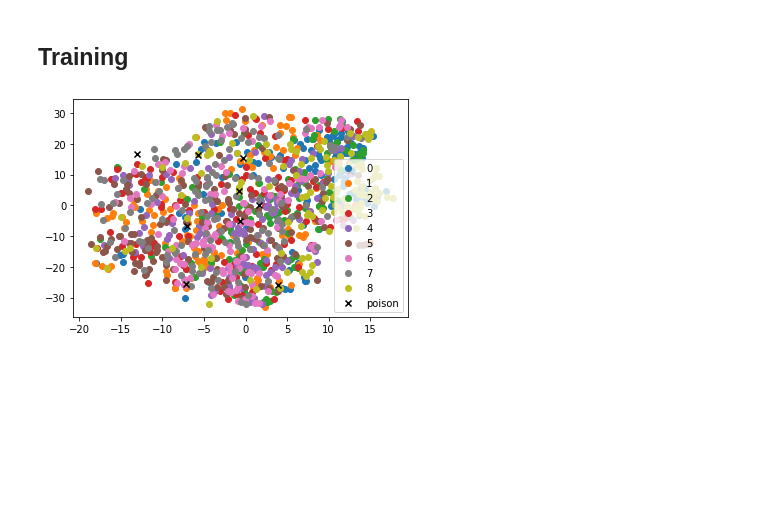
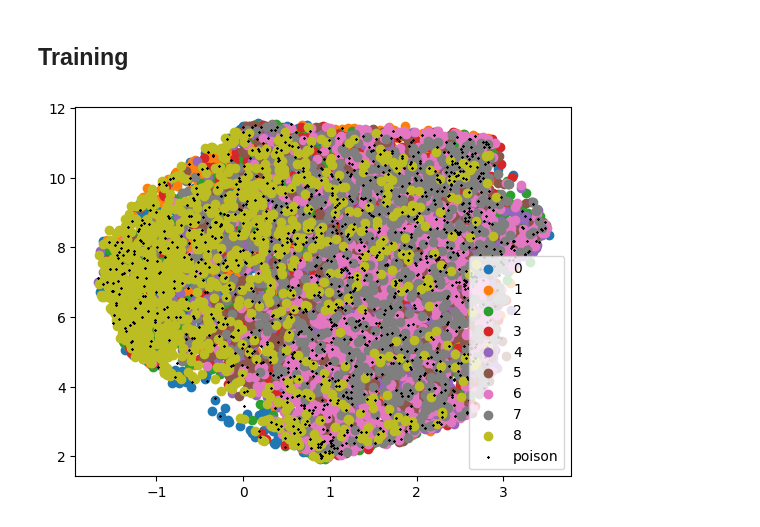
Before and after one commit to LukaD00/selfsupervised-cleanse, a Jupyter notebook: train_simclr.ipynb, the cells around one changed output. Saved outputs shown, nothing was run; the diff lists cells and outputs as text; code cells hidden in the pictures; blank space fills up the shorter version.

```diff
--- a/train_simclr.ipynb
+++ b/train_simclr.ipynb
@@ -42,2 +27,7 @@ else:
+# %%
+LOAD_CHECKPOINT = False
+CHECKPOINT_NAME = "sig2-SimCLR.pt"
+
+DATASET = "wanet"
 # %% [markdown]
 ## Poison dataset
@@ -61,3 +34,7 @@ Files already downloaded and verified
+# %%
+poison_dataset, poison_indices, target_class, dataset = prepare_poison_dataset(DATASET, train=True)
+
+classes = ('plane', 'car', 'bird', 'cat', 'deer', 'dog', 'frog', 'horse', 'ship', 'truck')
 # %% [markdown]
 ## SimCLR data augmentations
 # %%
@@ -328,8 +305,10 @@ dataloader = DataLoader(constrastive_dataset, batch_size=batch_size, shuffle=Tru
 dataloader_no_contrastive = DataLoader(poison_dataset, batch_size=batch_size, shuffle=True, num_workers=0)
 # %%
 from sklearn.manifold import TSNE
+import umap
+import copy
 
-def plot_features(model: nn.Module, dataloader: DataLoader, batches: int = None):
+def plot_features(model: nn.Module, dataloader: DataLoader, poison_indices: np.array, batches: int = None):
     model.eval()
 
     features = None
@@ -337,41 +316,43 @@ def plot_features(model: nn.Module, dataloader: DataLoader, batches: int = None)
     labels_true = None
 
     for i, (img, labels_batch_poison, labels_batch_true) in enumerate(dataloader):
 
         if batches is not None and i>=batches:
             break
 
         with torch.no_grad():
             features_batch = model(img.to(device)).cpu().data.numpy()
 
         if features is None:
             features = features_batch
             labels_poison = labels_batch_poison
             labels_true = labels_batch_true
         else:
             features = np.append(features, features_batch, axis=0)
             labels_poison = np.append(labels_poison, labels_batch_poison, axis=0)
             labels_true = np.append(labels_true, labels_batch_true, axis=0)
 
-    tsne = TSNE(n_components = 2, perplexity = 50)
-    tsne_features = tsne.fit_transform(features)
+    n_neighbors = len(features)/100
+    alg = umap.UMAP(n_neighbors=n_neighbors)
+    #alg = TSNE(n_components = 2, perplexity = n_neighbors)
+    features_2d = alg.fit_transform(features)
     num_classes = max(labels_batch_poison)
 
-    labels = labels_true[:]
-    labels[[poison_dataset.is_poison(i) for i in range(len(labels))]] = 10
+    labels_10 = copy.deepcopy(labels_true)
+    labels_10[poison_indices[:len(features)]] = 10
 
     for i in range(num_classes):
-        plt.scatter(tsne_features[labels==i,1], tsne_features[labels==i,0])
-    plt.scatter(tsne_features[labels==10,1], tsne_features[labels==10,0], c = "black", marker= "x")
+        plt.scatter(features_2d[labels_10==i,1], features_2d[labels_10==i,0])
+    plt.scatter(features_2d[labels_10==10,1], features_2d[labels_10==10,0], c = "black", marker= "x", s=1)
 
     plt.legend([str(i) for i in range(num_classes)] + ["poison"])
     plt.show()
 
     model.train()
 
-plot_features(model, dataloader_no_contrastive, 10)
+plot_features(model, dataloader_no_contrastive, poison_indices, 100)
 # %% [output]
-[figure, old version]
+[figure, new version]
 # %%
 def train(dataloader, model, criterion, optimizer):
     loss_epoch = 0
```
Also changed, not shown: parts of 4 cells of this notebook, 3 other files.
